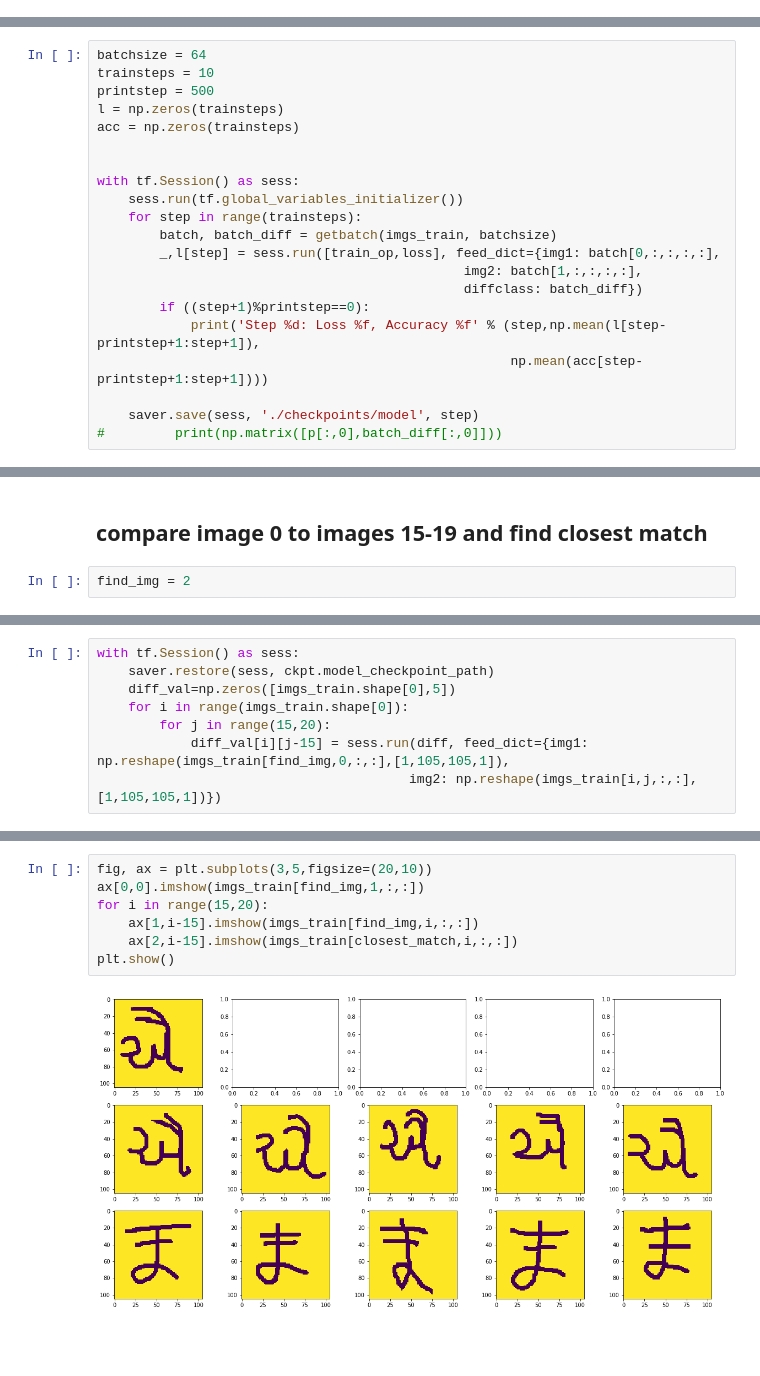
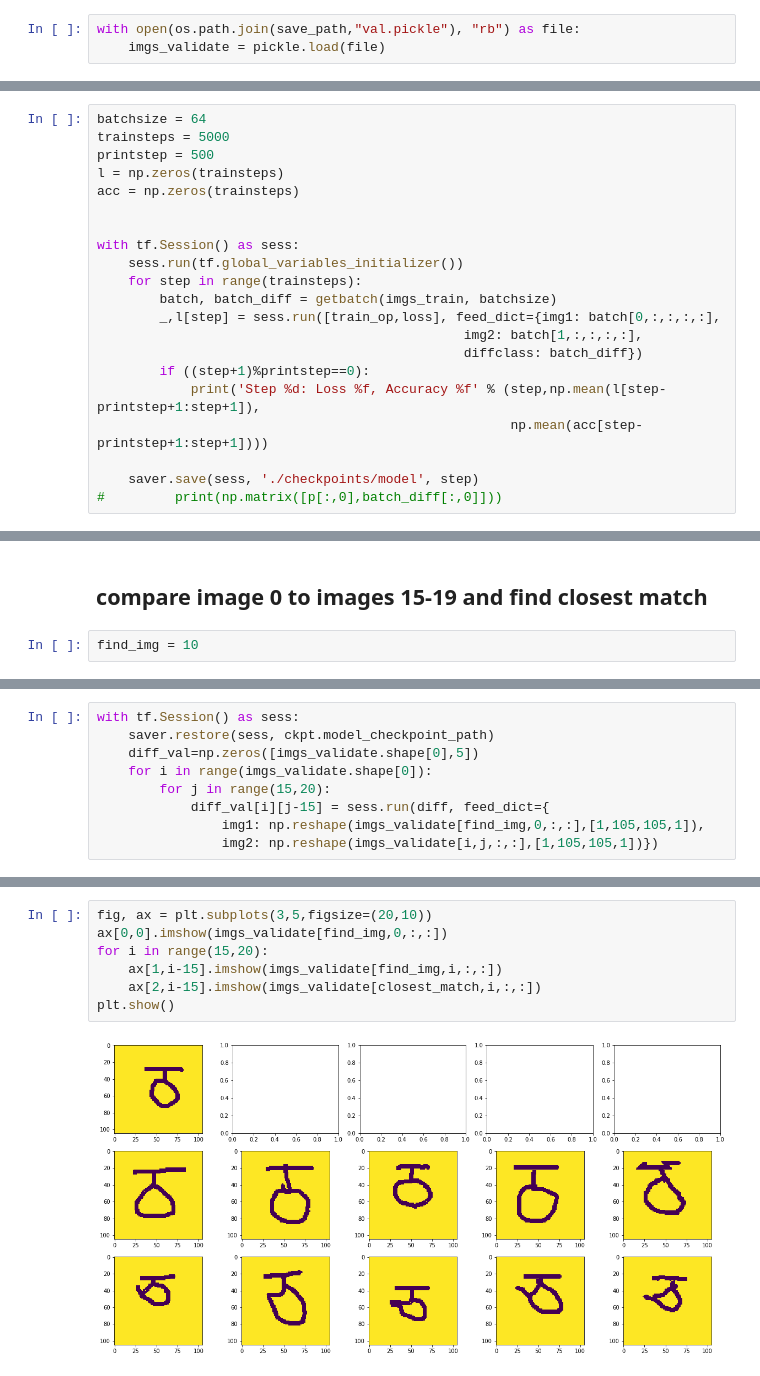
Before and after one commit to danjust/siamese-net, a Jupyter notebook: buildmodel.ipynb, the cells around one changed output, grey strips where cells are left out. Drawn from its saved outputs; the diff is of its cells as text; blank space fills up the shorter version.

```diff
--- a/buildmodel.ipynb
+++ b/buildmodel.ipynb
@@ -16,3 +12,6 @@ np.array(imgs_train[0:900][0:15]).shape
+# %%
+with open(os.path.join(save_path,"val.pickle"), "rb") as file:
+    imgs_validate = pickle.load(file)
 # %%
 def getbatch(imgs, batchsize):
     num_per_char = imgs[0].shape[0]
@@ -131,7 +123,7 @@ train_op = opt.minimize(loss)
 saver = tf.train.Saver()
 # %%
 batchsize = 64
-trainsteps = 10
+trainsteps = 5000
 printstep = 500
 l = np.zeros(trainsteps)
 acc = np.zeros(trainsteps)
@@ -155,4 +163,4 @@ ckpt = tf.train.get_checkpoint_state(os.path.dirname('checkpoints/model'))
 # %% [markdown]
 ## compare image 0 to images 15-19 and find closest match
 # %%
-find_img = 2
+find_img = 10
@@ -159,9 +172,10 @@ find_img = 2
 # %%
 with tf.Session() as sess:
     saver.restore(sess, ckpt.model_checkpoint_path)
-    diff_val=np.zeros([imgs_train.shape[0],5])
-    for i in range(imgs_train.shape[0]):
+    diff_val=np.zeros([imgs_validate.shape[0],5])
+    for i in range(imgs_validate.shape[0]):
         for j in range(15,20):
-            diff_val[i][j-15] = sess.run(diff, feed_dict={img1: np.reshape(imgs_train[find_img,0,:,:],[1,105,105,1]),
-                                        img2: np.reshape(imgs_train[i,j,:,:],[1,105,105,1])})
+            diff_val[i][j-15] = sess.run(diff, feed_dict={
+                img1: np.reshape(imgs_validate[find_img,0,:,:],[1,105,105,1]),
+                img2: np.reshape(imgs_validate[i,j,:,:],[1,105,105,1])})
 # %% [output]
@@ -179,9 +194,9 @@ array([0.22672258, 0.21705747, 0.27721566, 0.25376022, 0.29378125])
 # %%
 fig, ax = plt.subplots(3,5,figsize=(20,10))
-ax[0,0].imshow(imgs_train[find_img,1,:,:])
+ax[0,0].imshow(imgs_validate[find_img,0,:,:])
 for i in range(15,20):
-    ax[1,i-15].imshow(imgs_train[find_img,i,:,:])
-    ax[2,i-15].imshow(imgs_train[closest_match,i,:,:])
+    ax[1,i-15].imshow(imgs_validate[find_img,i,:,:])
+    ax[2,i-15].imshow(imgs_validate[closest_match,i,:,:])
 plt.show()
 # %% [output]
-[figure, old version]
+[figure, new version]
```
Also changed, not shown: parts of 12 cells of this notebook, 1 other file.
